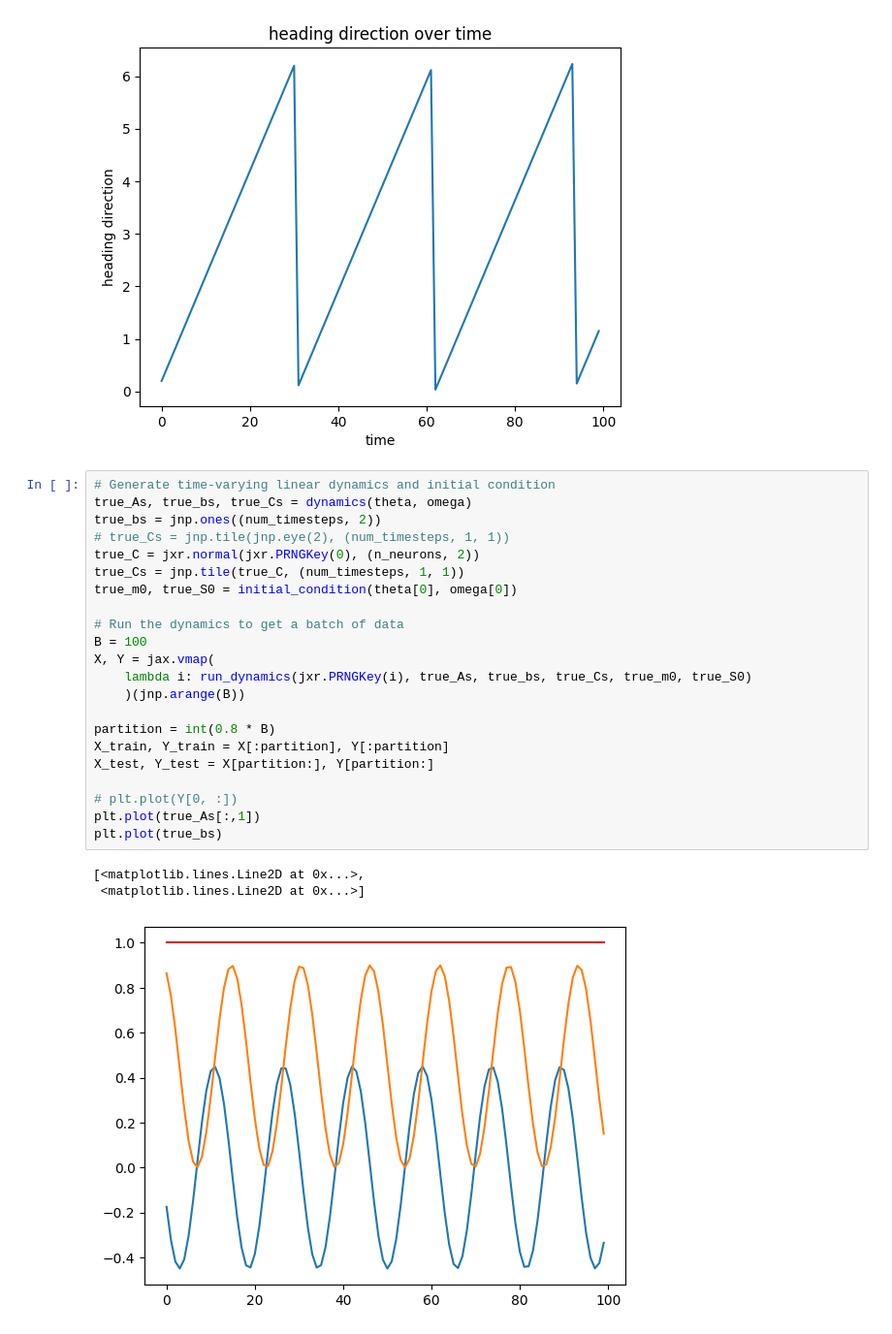
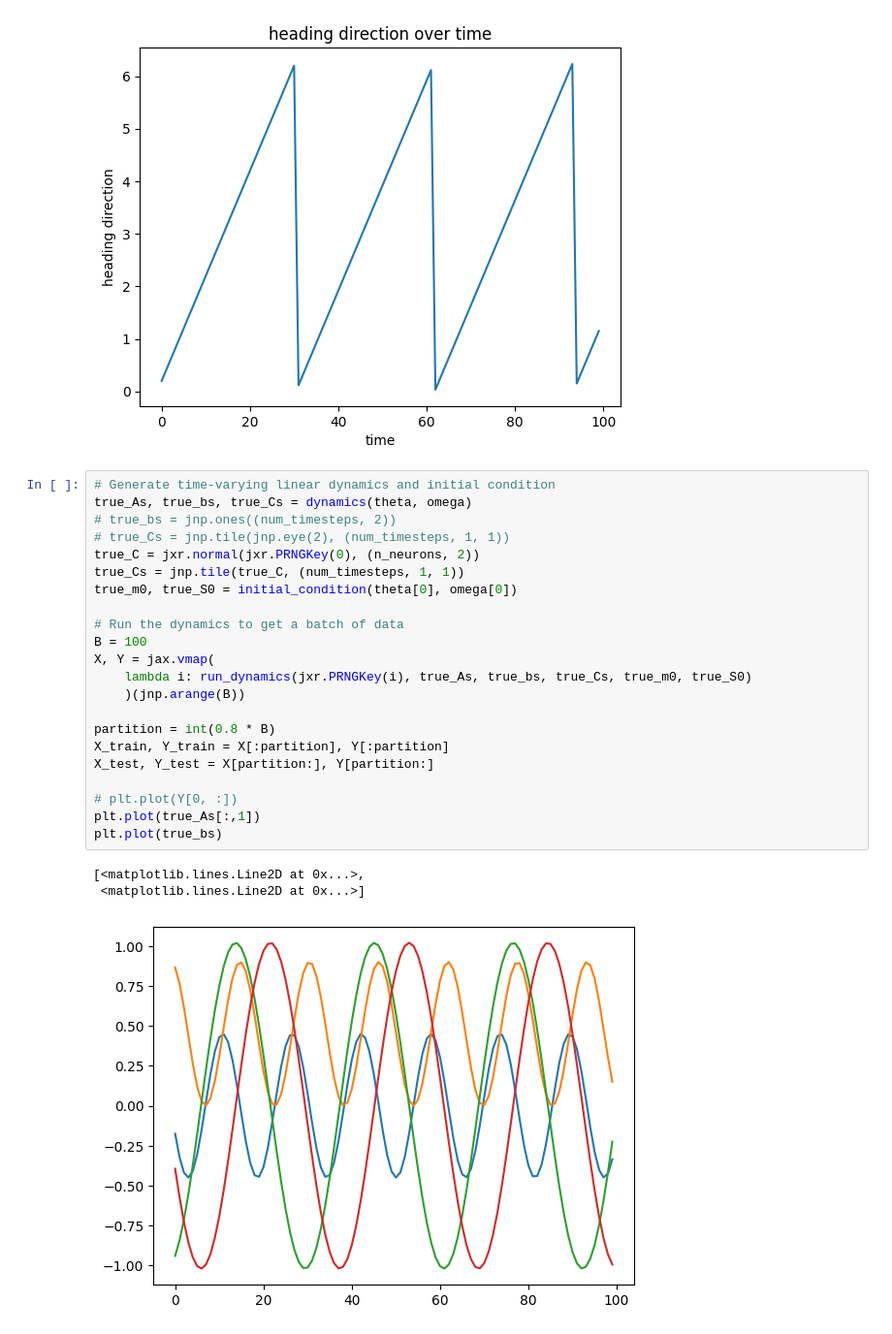
Before and after one commit to neurostatslab/clds, a Jupyter notebook: notebooks/demo_headdirection.ipynb, the cells around one changed output. Shown at 97% size. Drawn from its saved outputs; the diff is of its cells as text.

```diff
--- a/notebooks/demo_headdirection.ipynb
+++ b/notebooks/demo_headdirection.ipynb
@@ -78,29 +78,29 @@ Text(0.5, 1.0, 'heading direction over time')
 # %%
 # Generate time-varying linear dynamics and initial condition
 true_As, true_bs, true_Cs = dynamics(theta, omega)
-true_bs = jnp.ones((num_timesteps, 2))
+# true_bs = jnp.ones((num_timesteps, 2))
 # true_Cs = jnp.tile(jnp.eye(2), (num_timesteps, 1, 1))
 true_C = jxr.normal(jxr.PRNGKey(0), (n_neurons, 2))
 true_Cs = jnp.tile(true_C, (num_timesteps, 1, 1))
 true_m0, true_S0 = initial_condition(theta[0], omega[0])
 
 # Run the dynamics to get a batch of data
 B = 100
 X, Y = jax.vmap(
     lambda i: run_dynamics(jxr.PRNGKey(i), true_As, true_bs, true_Cs, true_m0, true_S0)
     )(jnp.arange(B))
 
 partition = int(0.8 * B)
 X_train, Y_train = X[:partition], Y[:partition]
 X_test, Y_test = X[partition:], Y[partition:]
 
 # plt.plot(Y[0, :])
 plt.plot(true_As[:,1])
 plt.plot(true_bs)
 # %% [output]
 [<matplotlib.lines.Line2D at 0x...>,
  <matplotlib.lines.Line2D at 0x...>]
-[figure, old version]
+[figure, new version]
 # %%
 # Define model
 
```
Also changed, not shown: parts of 6 cells of this notebook, 2 other files.
